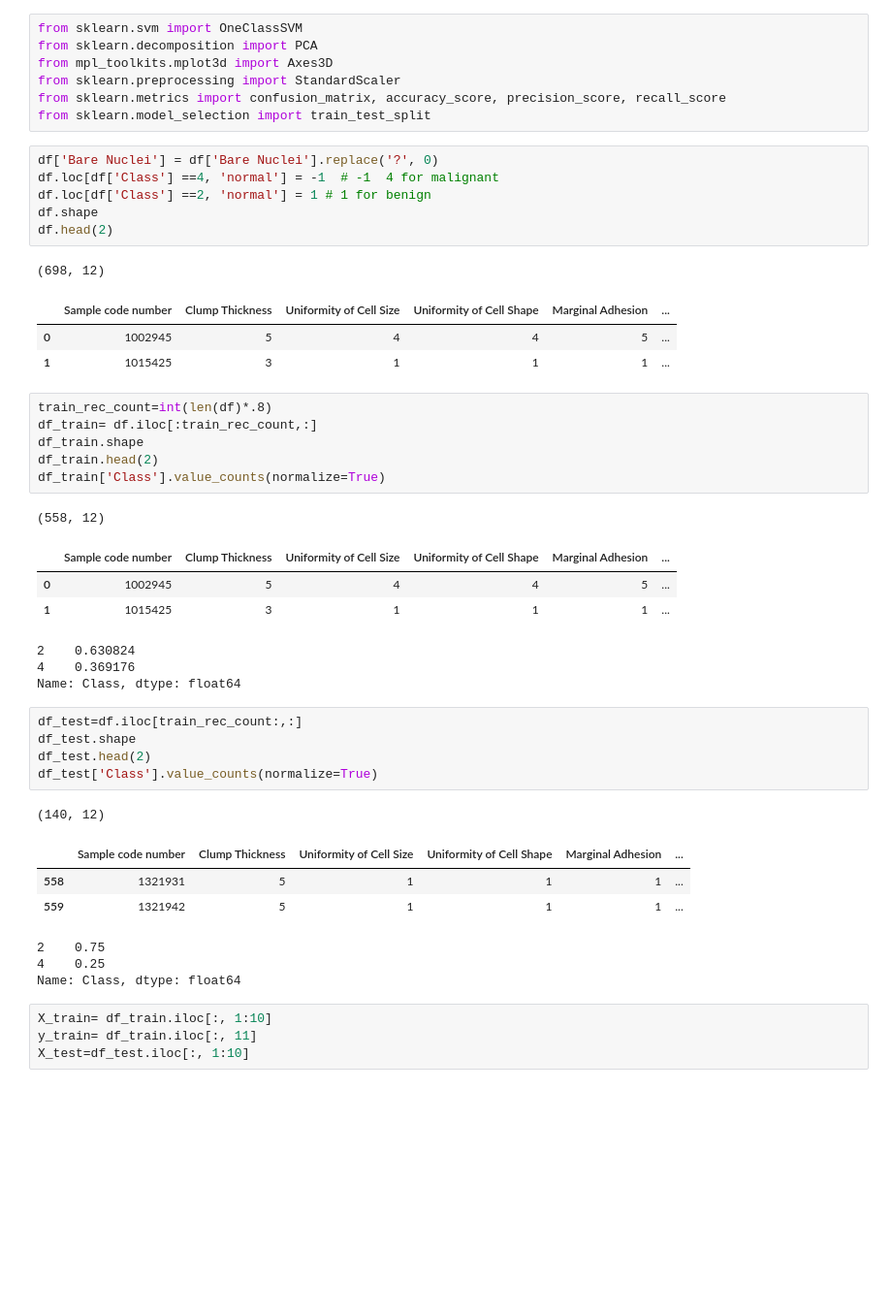
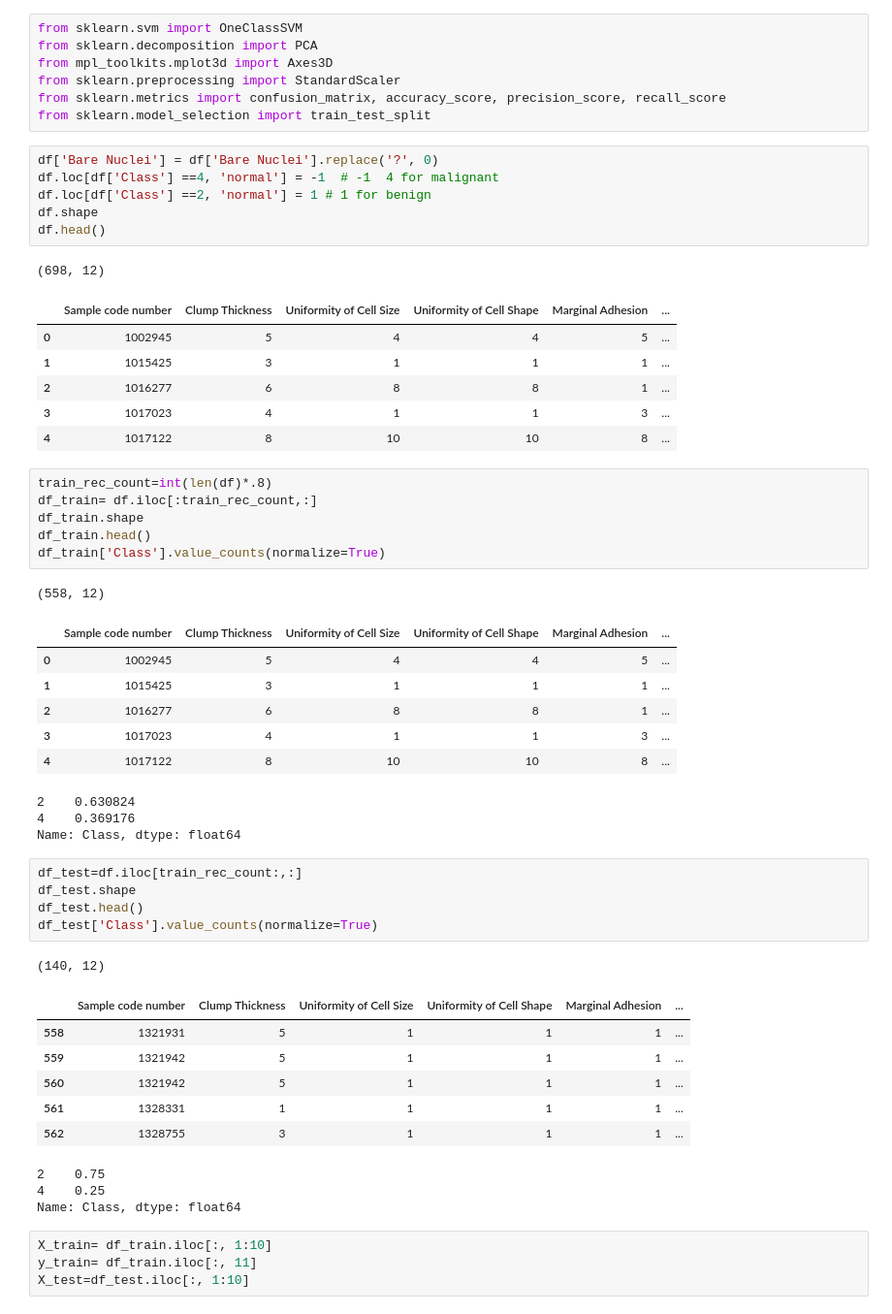
Before and after one commit to ancestor9/AI-_20210823, a Jupyter notebook: lab_8_2_anomaly_detection.ipynb, the cells around one changed output. Shown at 97% size. Drawn from its saved outputs; the diff is of its cells as text; blank space fills up the shorter version.

```diff
--- a/lab_8_2_anomaly_detection.ipynb
+++ b/lab_8_2_anomaly_detection.ipynb
@@ -576,36 +607,45 @@ df['Bare Nuclei'] = df['Bare Nuclei'].replace('?', 0)
 df.loc[df['Class'] ==4, 'normal'] = -1  # -1  4 for malignant
 df.loc[df['Class'] ==2, 'normal'] = 1 # 1 for benign
 df.shape
-df.head(2)
+df.head()
 # %% [output]
 (698, 12)
 |  | Sample code number | Clump Thickness | Uniformity of Cell Size | Uniformity of Cell Shape | Marginal Adhesion | ... |
 | 0 | 1002945 | 5 | 4 | 4 | 5 | ... |
 | 1 | 1015425 | 3 | 1 | 1 | 1 | ... |
+| 2 | 1016277 | 6 | 8 | 8 | 1 | ... |
+| 3 | 1017023 | 4 | 1 | 1 | 3 | ... |
+| 4 | 1017122 | 8 | 10 | 10 | 8 | ... |
 # %%
 train_rec_count=int(len(df)*.8)
 df_train= df.iloc[:train_rec_count,:]
 df_train.shape
-df_train.head(2)
+df_train.head()
 df_train['Class'].value_counts(normalize=True)
 # %% [output]
 (558, 12)
 |  | Sample code number | Clump Thickness | Uniformity of Cell Size | Uniformity of Cell Shape | Marginal Adhesion | ... |
 | 0 | 1002945 | 5 | 4 | 4 | 5 | ... |
 | 1 | 1015425 | 3 | 1 | 1 | 1 | ... |
+| 2 | 1016277 | 6 | 8 | 8 | 1 | ... |
+| 3 | 1017023 | 4 | 1 | 1 | 3 | ... |
+| 4 | 1017122 | 8 | 10 | 10 | 8 | ... |
 2    0.630824
 4    0.369176
 Name: Class, dtype: float64
 # %%
 df_test=df.iloc[train_rec_count:,:]
 df_test.shape
-df_test.head(2)
+df_test.head()
 df_test['Class'].value_counts(normalize=True)
 # %% [output]
 (140, 12)
 |  | Sample code number | Clump Thickness | Uniformity of Cell Size | Uniformity of Cell Shape | Marginal Adhesion | ... |
 | 558 | 1321931 | 5 | 1 | 1 | 1 | ... |
 | 559 | 1321942 | 5 | 1 | 1 | 1 | ... |
+| 560 | 1321942 | 5 | 1 | 1 | 1 | ... |
+| 561 | 1328331 | 1 | 1 | 1 | 1 | ... |
+| 562 | 1328755 | 3 | 1 | 1 | 1 | ... |
 2    0.75
 4    0.25
 Name: Class, dtype: float64
```
Also changed, not shown: parts of 77 cells of this notebook, 3 other files.
